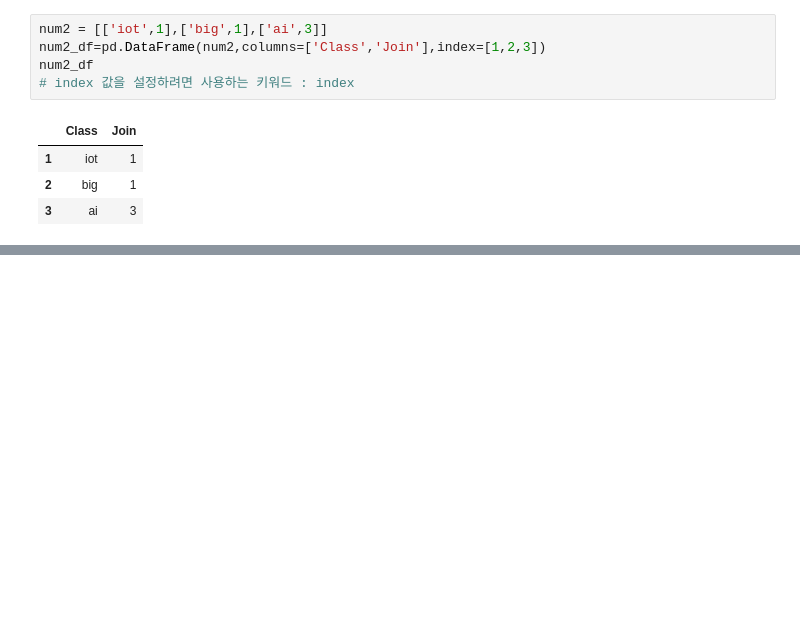
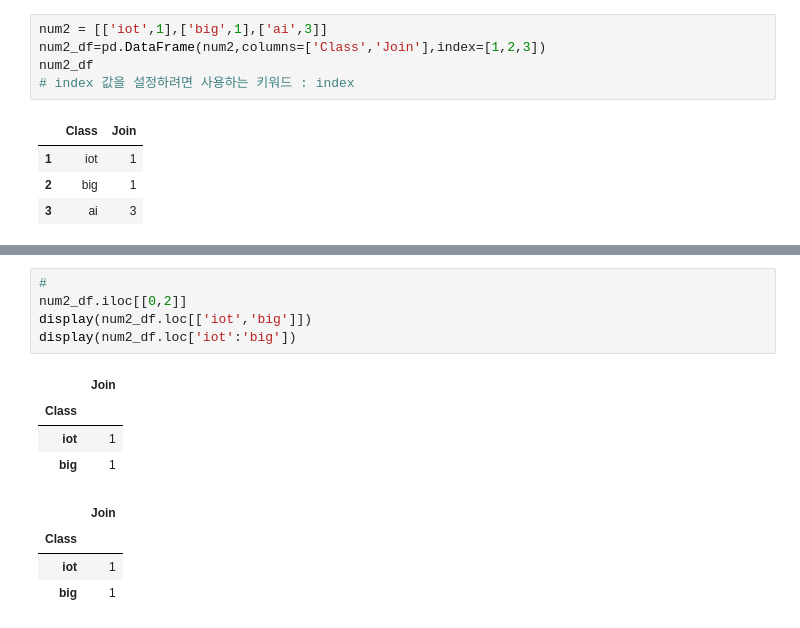
Before and after one commit to 2013je/Python_jpnb, a Jupyter notebook: 2.pandas.ipynb, the cells around one changed output, grey strips where cells are left out. Drawn from its saved outputs; the diff is of its cells as text; blank space fills up the shorter version.

```diff
--- a/2.pandas.ipynb
+++ b/2.pandas.ipynb
@@ -132,0 +294,14 @@ num2_df
+# %%
+#
+num2_df.iloc[[0,2]]
+display(num2_df.loc[['iot','big']])
+display(num2_df.loc['iot':'big'])
+# %% [output]
+|  | Join |
+| Class |  |
+| iot | 1 |
+| big | 1 |
+|  | Join |
+| Class |  |
+| iot | 1 |
+| big | 1 |
```
Also changed, not shown: parts of 28 cells of this notebook.
